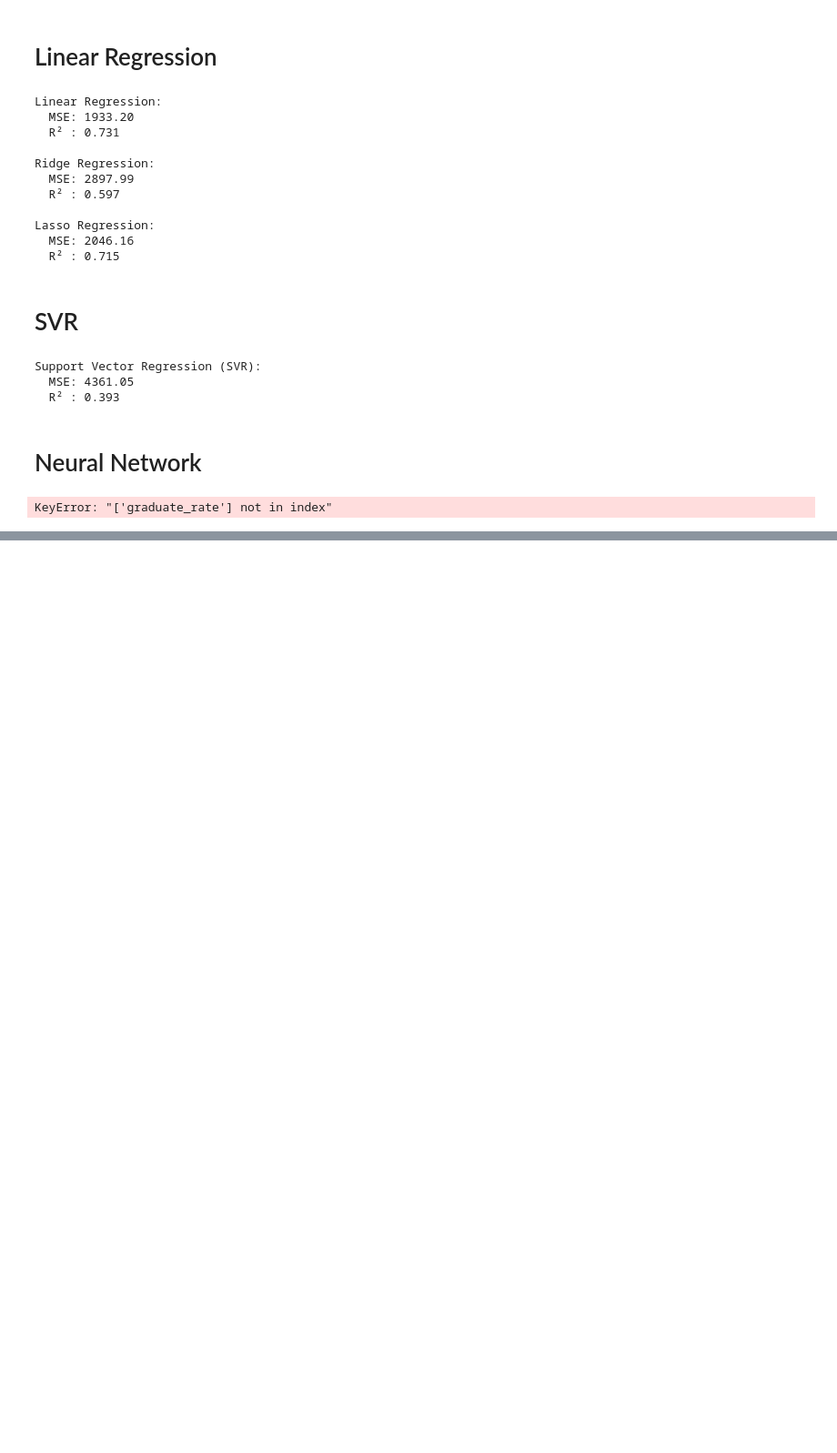
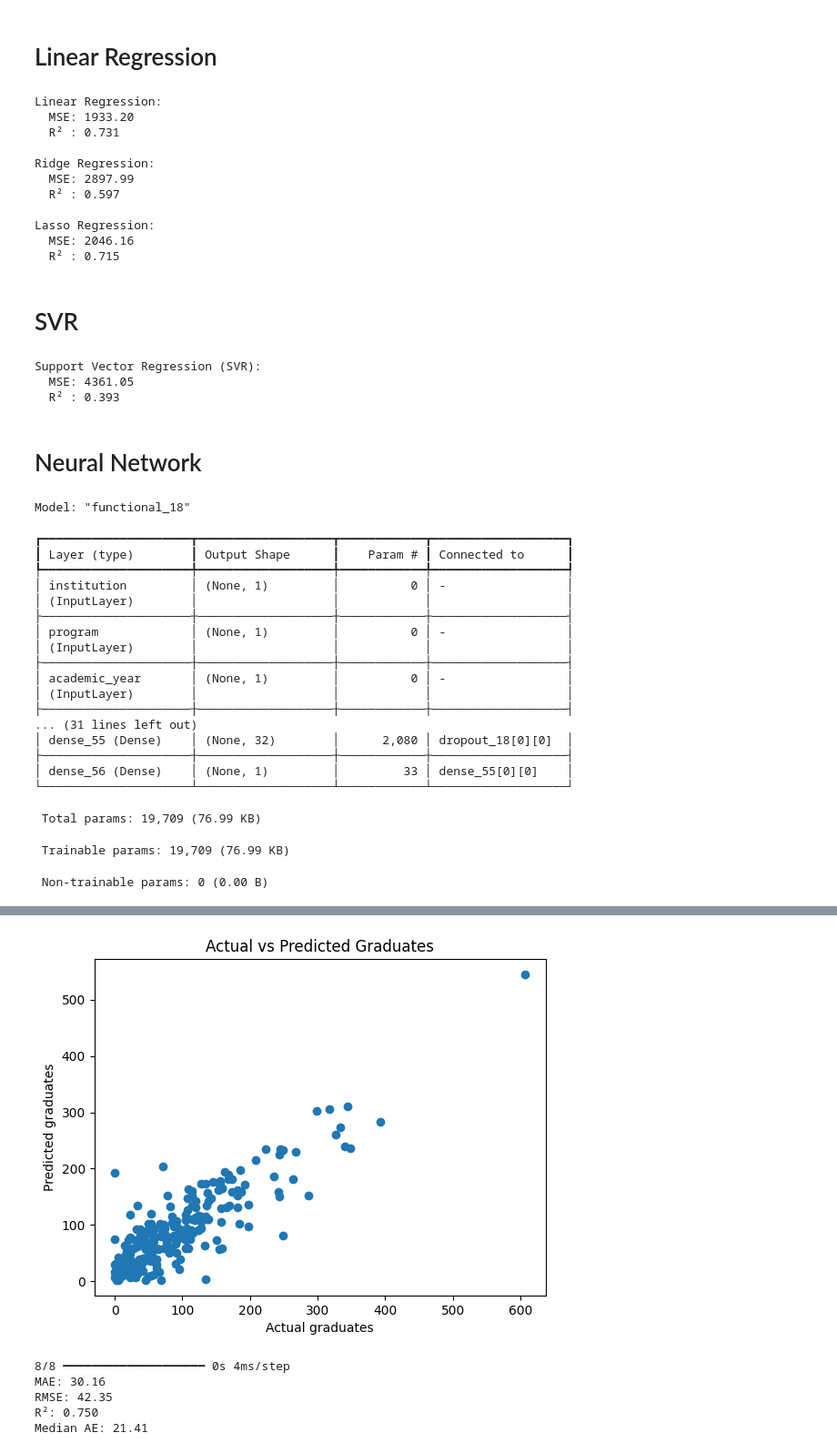
Before and after one commit to fdhima/hahe-analysis, a Jupyter notebook: hahe-forecast.ipynb, the cells around one changed output, grey strips where cells are left out. Shown at 91% size. Drawn from its saved outputs; the diff is of its cells as text; code cells hidden in the pictures; blank space fills up the shorter version.

```diff
--- a/hahe-forecast.ipynb
+++ b/hahe-forecast.ipynb
@@ -412,17 +412,13 @@ df_nn["years_since_established"] = (
 # It causes overfitting, models uses the same variable as the target itself, in order to predict the target.
 # df_nn["graduate_rate"] = df_nn["graduate"] / df_nn["enrolled"]
 
-df_nn["graduate_lag_1"] = df_nn.groupby(["institution", "program"])[
-    "graduate"
-].shift(1)
+df_nn["graduate_lag_1"] = df_nn.groupby(["institution", "program"])["graduate"].shift(1)
 
-df_nn["graduate_lag_2"] = df_nn.groupby(["institution", "program"])[
-    "graduate"
-].shift(2)
+df_nn["graduate_lag_2"] = df_nn.groupby(["institution", "program"])["graduate"].shift(2)
 
-df_nn["graduate_growth"] = (
-    df_nn["graduate_lag_1"] - df_nn["graduate_lag_2"]
-) / df_nn["graduate_lag_2"]
+df_nn["graduate_growth"] = (df_nn["graduate_lag_1"] - df_nn["graduate_lag_2"]) / df_nn[
+    "graduate_lag_2"
+]
 
 df_nn = df_nn.replace([np.inf, -np.inf], np.nan)
 df_nn = df_nn.dropna().reset_index(
@@ -439,8 +435,15 @@ for col in cat_cols:
     df_nn[col + "_id"] = df_nn[col].cat.codes
     cat_maps[col] = dict(enumerate(df_nn[col].cat.categories))
 
-num_cols = ["registered", "enrolled", "active", "years_since_established",
-            "graduate_lag_1", "graduate_lag_2", "graduate_growth"]
+num_cols = [
+    "registered",
+    "enrolled",
+    "active",
+    "years_since_established",
+    "graduate_lag_1",
+    "graduate_lag_2",
+    "graduate_growth",
+]
 X_num = df_nn[num_cols].values
 scaler = StandardScaler()
 X_num_scaled = scaler.fit_transform(X_num)
@@ -503,11 +506,7 @@ model.summary()
 
 from tensorflow.keras.callbacks import EarlyStopping
 
-early_stop = EarlyStopping(
-    monitor="val_loss",
-    patience=10,
-    restore_best_weights=True
-)
+early_stop = EarlyStopping(monitor="val_loss", patience=10, restore_best_weights=True)
 
 history = model.fit(
     X_train_cat + [X_train_num],
@@ -515,7 +514,7 @@ history = model.fit(
     validation_split=0.2,
     epochs=50,
     batch_size=32,
-    callbacks=[early_stop]
+    callbacks=[early_stop],
 )
 
 
@@ -546,4 +545,24 @@ print(f"RMSE: {rmse:.2f}")
 print(f"R²: {r2:.3f}")
 print(f"Median AE: {medae:.2f}")
 # %% [output]
-KeyError: "['graduate_rate'] not in index"
+Model: "functional_18"
+┏━━━━━━━━━━━━━━━━━━━━━┳━━━━━━━━━━━━━━━━━━━┳━━━━━━━━━━━━┳━━━━━━━━━━━━━━━━━━━┓
+┃ Layer (type)        ┃ Output Shape      ┃    Param # ┃ Connected to      ┃
+┡━━━━━━━━━━━━━━━━━━━━━╇━━━━━━━━━━━━━━━━━━━╇━━━━━━━━━━━━╇━━━━━━━━━━━━━━━━━━━┩
+│ institution         │ (None, 1)         │          0 │ -                 │
+│ (InputLayer)        │                   │            │                   │
+├─────────────────────┼───────────────────┼────────────┼───────────────────┤
+│ program             │ (None, 1)         │          0 │ -                 │
+│ (InputLayer)        │                   │            │                   │
+├─────────────────────┼───────────────────┼────────────┼───────────────────┤
+│ academic_year       │ (None, 1)         │          0 │ -                 │
+│ (InputLayer)        │                   │            │                   │
+├─────────────────────┼───────────────────┼────────────┼───────────────────┤
+... (31 lines left out)
+│ dense_55 (Dense)    │ (None, 32)        │      2,080 │ dropout_18[0][0]  │
+├─────────────────────┼───────────────────┼────────────┼───────────────────┤
+│ dense_56 (Dense)    │ (None, 1)         │         33 │ dense_55[0][0]    │
+└─────────────────────┴───────────────────┴────────────┴───────────────────┘
+ Total params: 19,709 (76.99 KB)
+ Trainable params: 19,709 (76.99 KB)
+ Non-trainable params: 0 (0.00 B)
@@ -549,0 +586,6 @@ KeyError: "['graduate_rate'] not in index"
+[figure, added]
+8/8 ━━━━━━━━━━━━━━━━━━━━ 0s 4ms/step
+MAE: 30.16
+RMSE: 42.35
+R²: 0.750
+Median AE: 21.41
```
Also changed, not shown: parts of 1 cell of this notebook.
